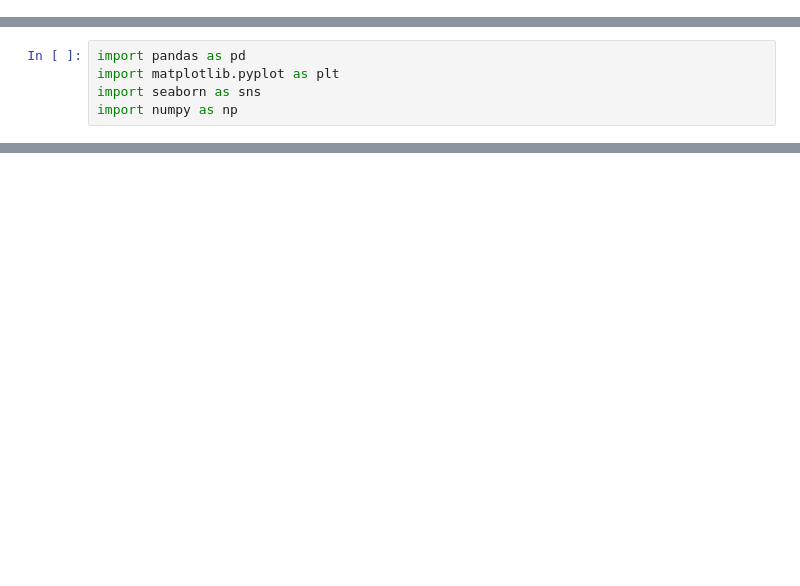
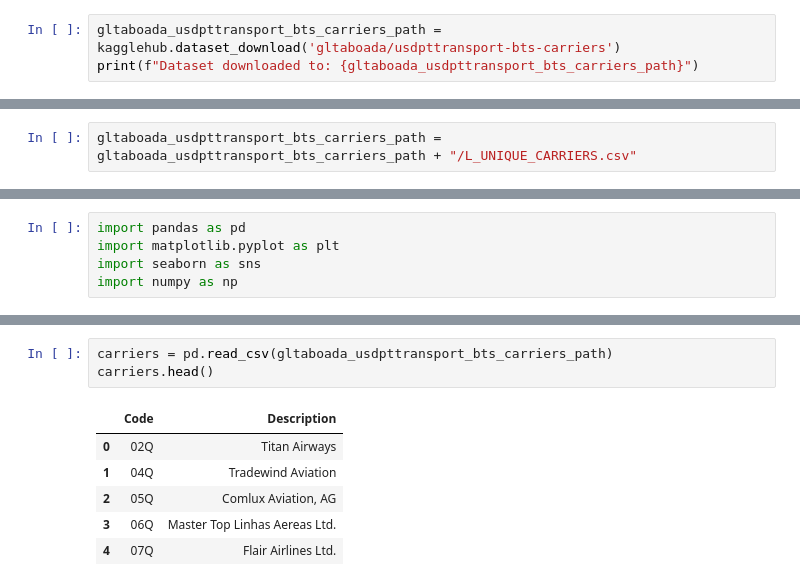
Before and after one commit to shloak17107/airline-delay-prediction, a Jupyter notebook: CMPE_257_Airline_Delays.ipynb, the cells around one changed output, grey strips where cells are left out. Drawn from its saved outputs; the diff is of its cells as text; blank space fills up the shorter version.

```diff
--- a/CMPE_257_Airline_Delays.ipynb
+++ b/CMPE_257_Airline_Delays.ipynb
@@ -19,0 +19,3 @@ Attempting to load: /root/.cache/kagglehub/datasets/sherrytp/airline-delay-analy
+# %%
+gltaboada_usdpttransport_bts_carriers_path = kagglehub.dataset_download('gltaboada/usdpttransport-bts-carriers')
+print(f"Dataset downloaded to: {gltaboada_usdpttransport_bts_carriers_path}")
@@ -19,0 +31,2 @@ Attempting to load: /root/.cache/kagglehub/datasets/sherrytp/airline-delay-analy
+# %%
+gltaboada_usdpttransport_bts_carriers_path = gltaboada_usdpttransport_bts_carriers_path + "/L_UNIQUE_CARRIERS.csv"
@@ -105,0 +465,10 @@ Summary Statistics for Numerical Columns:
+# %%
+carriers = pd.read_csv(gltaboada_usdpttransport_bts_carriers_path)
+carriers.head()
+# %% [output]
+|  | Code | Description |
+| 0 | 02Q | Titan Airways |
+| 1 | 04Q | Tradewind Aviation |
+| 2 | 05Q | Comlux Aviation, AG |
+| 3 | 06Q | Master Top Linhas Aereas Ltd. |
+| 4 | 07Q | Flair Airlines Ltd. |
```
Also changed, not shown: parts of 47 cells of this notebook.
